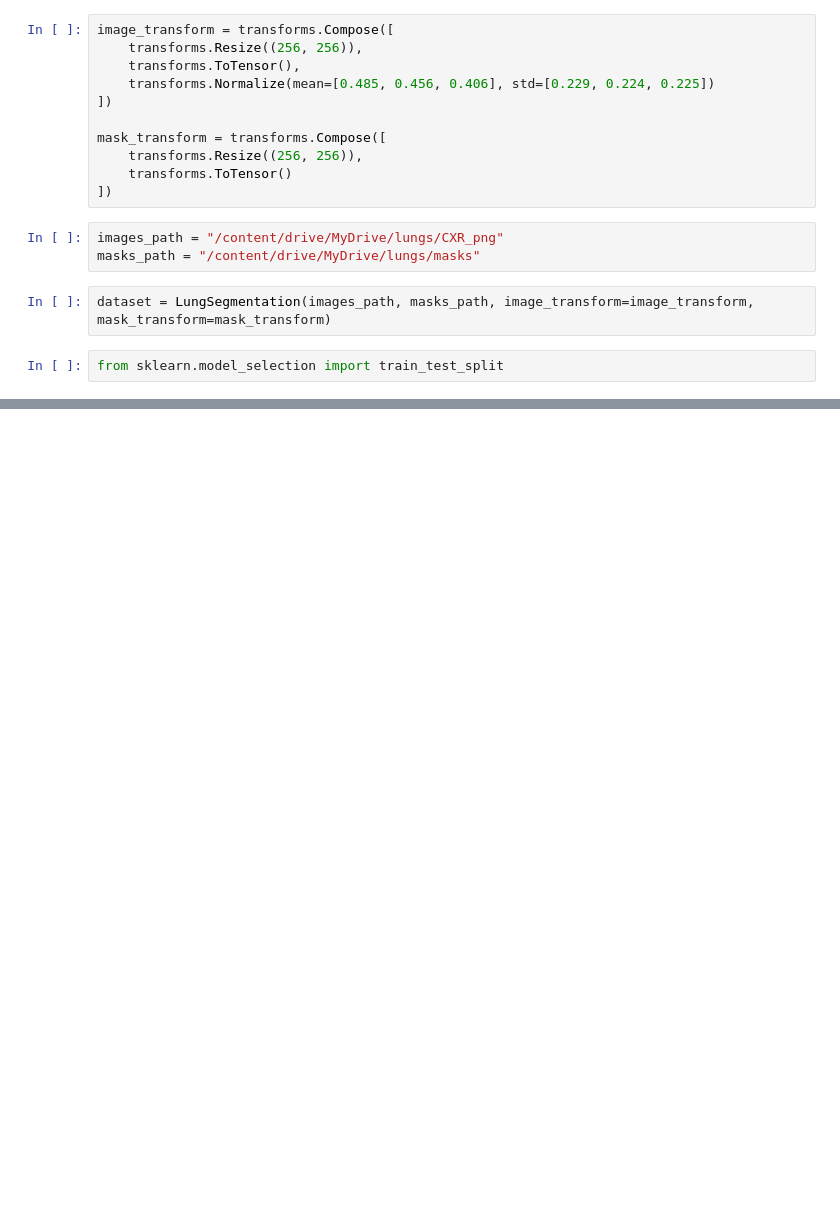
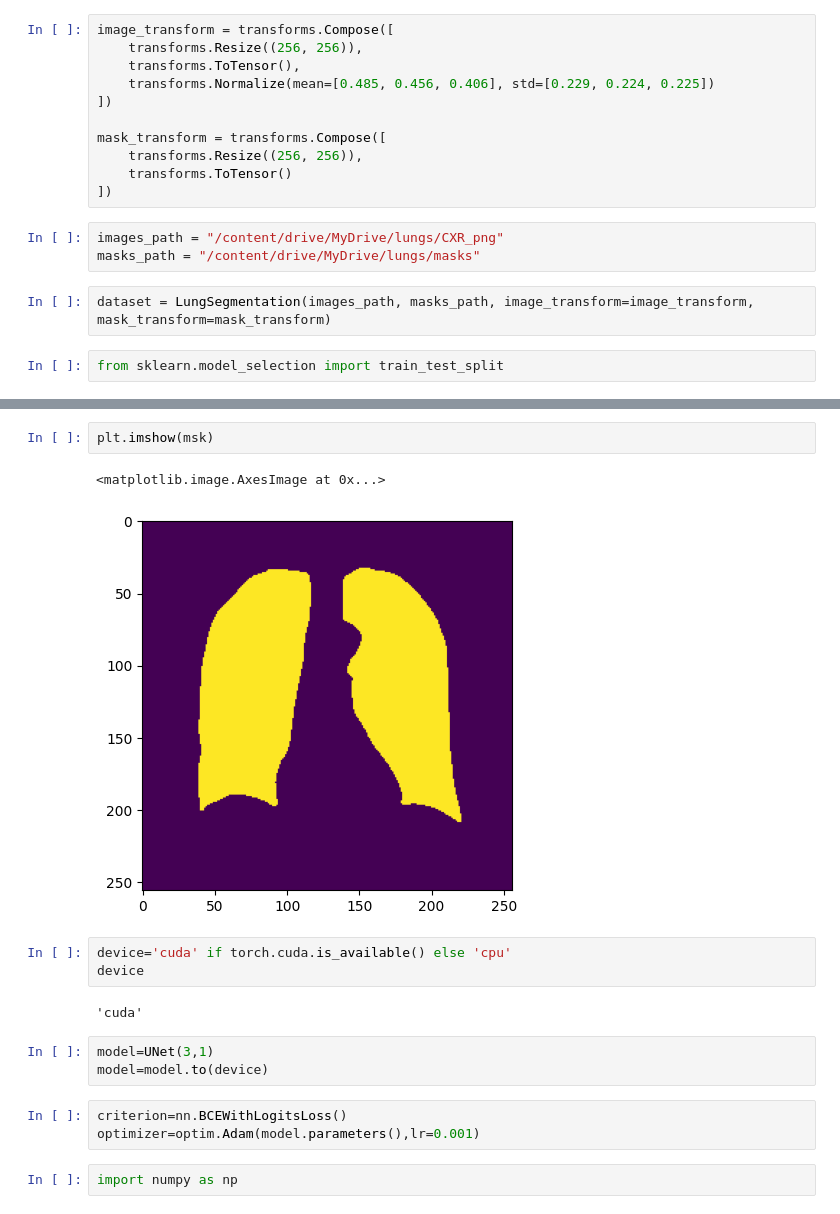
Before and after one commit to mirkhalilrehman/Image-Segmentation-UNet-Pytorch, a Jupyter notebook: UNet_Pytorch.ipynb, the cells around one changed output, grey strips where cells are left out. Cells and saved outputs as stored; diff of their text form; blank space fills up the shorter version.

```diff
--- a/UNet_Pytorch.ipynb
+++ b/UNet_Pytorch.ipynb
@@ -210,0 +139,18 @@ ImportError: cannot import name 'train_test_split' from 'sklearn' (/usr/local/li
+# %%
+plt.imshow(msk)
+# %% [output]
+<matplotlib.image.AxesImage at 0x...>
+[figure, added]
+# %%
+device='cuda' if torch.cuda.is_available() else 'cpu'
+device
+# %% [output]
+'cuda'
+# %%
+model=UNet(3,1)
+model=model.to(device)
+# %%
+criterion=nn.BCEWithLogitsLoss()
+optimizer=optim.Adam(model.parameters(),lr=0.001)
+# %%
+import numpy as np
```
Also changed, not shown: parts of 17 cells of this notebook.
